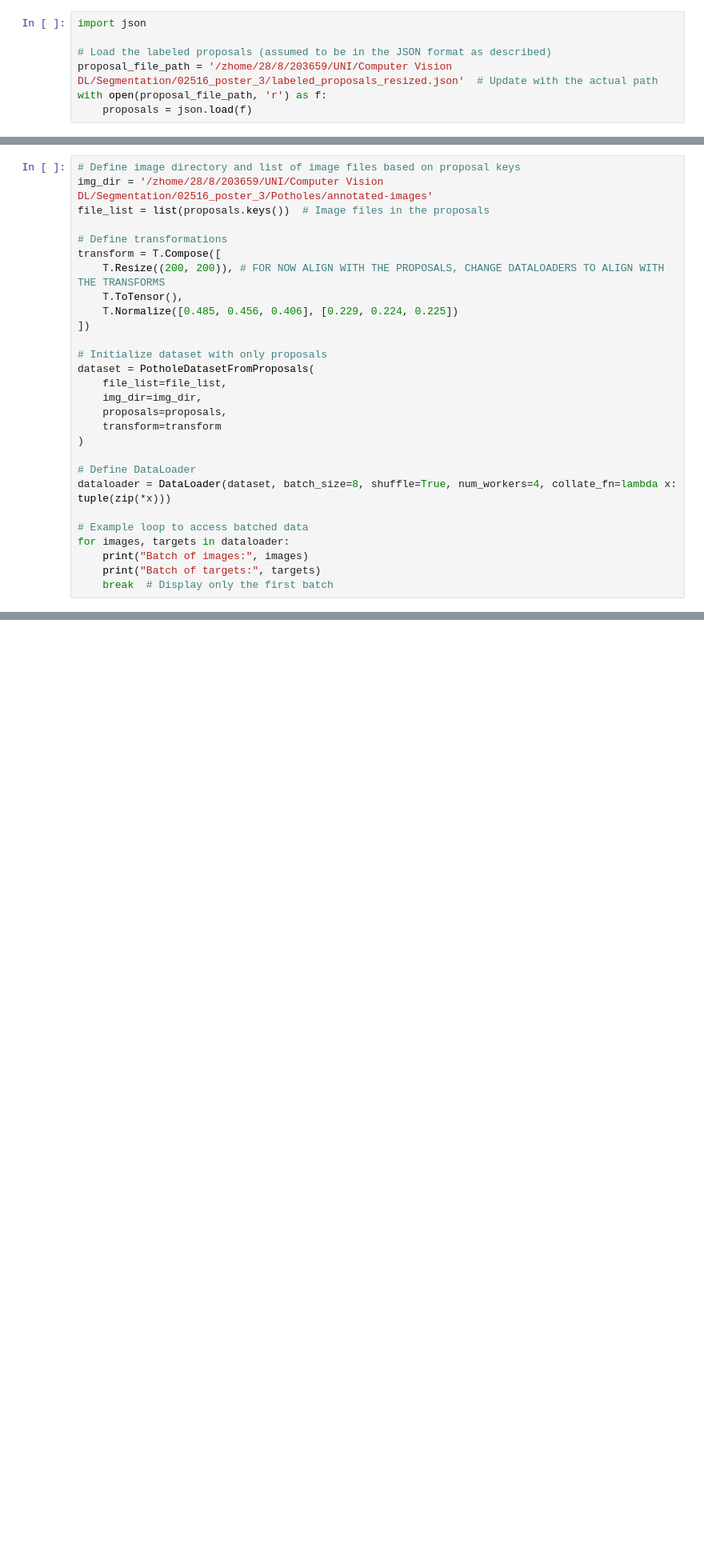
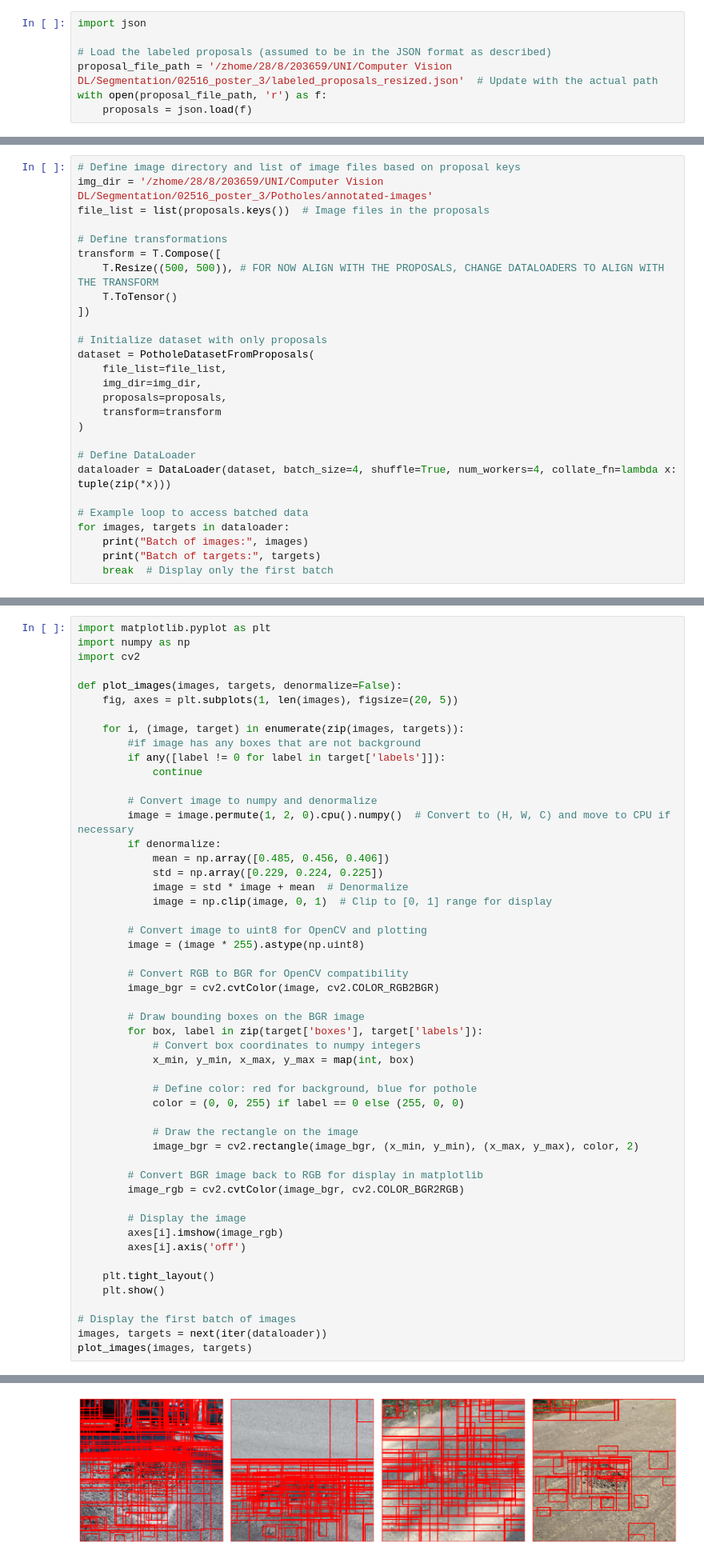
Before and after one commit to DevJav/02516_poster_3, a Jupyter notebook: data_loader.ipynb, the cells around one changed output, grey strips where cells are left out. Shown at 80% size. Drawn from its saved outputs; the diff is of its cells as text; blank space fills up the shorter version.

```diff
--- a/data_loader.ipynb
+++ b/data_loader.ipynb
@@ -69,9 +105,8 @@ file_list = list(proposals.keys())  # Image files in the proposals
 
 # Define transformations
 transform = T.Compose([
-    T.Resize((200, 200)), # FOR NOW ALIGN WITH THE PROPOSALS, CHANGE DATALOADERS TO ALIGN WITH THE TRANSFORMS
-    T.ToTensor(),
-    T.Normalize([0.485, 0.456, 0.406], [0.229, 0.224, 0.225])
+    T.Resize((500, 500)), # FOR NOW ALIGN WITH THE PROPOSALS, CHANGE DATALOADERS TO ALIGN WITH THE TRANSFORM
+    T.ToTensor()
 ])
 
 # Initialize dataset with only proposals
@@ -83,7 +118,7 @@ dataset = PotholeDatasetFromProposals(
 )
 
 # Define DataLoader
-dataloader = DataLoader(dataset, batch_size=8, shuffle=True, num_workers=4, collate_fn=lambda x: tuple(zip(*x)))
+dataloader = DataLoader(dataset, batch_size=4, shuffle=True, num_workers=4, collate_fn=lambda x: tuple(zip(*x)))
 
 # Example loop to access batched data
 for images, targets in dataloader:
@@ -152,0 +146,52 @@ plot_sample_images(dataset, num_images=3)
+# %%
+import matplotlib.pyplot as plt
+import numpy as np
+import cv2
+
+def plot_images(images, targets, denormalize=False):
+    fig, axes = plt.subplots(1, len(images), figsize=(20, 5))
+
+    for i, (image, target) in enumerate(zip(images, targets)):
+        #if image has any boxes that are not background
+        if any([label != 0 for label in target['labels']]):
+            continue
+
+        # Convert image to numpy and denormalize
+        image = image.permute(1, 2, 0).cpu().numpy()  # Convert to (H, W, C) and move to CPU if necessary
+        if denormalize:
+            mean = np.array([0.485, 0.456, 0.406])
+            std = np.array([0.229, 0.224, 0.225])
+            image = std * image + mean  # Denormalize
+            image = np.clip(image, 0, 1)  # Clip to [0, 1] range for display
+
+        # Convert image to uint8 for OpenCV and plotting
+        image = (image * 255).astype(np.uint8)
+
+        # Convert RGB to BGR for OpenCV compatibility
+        image_bgr = cv2.cvtColor(image, cv2.COLOR_RGB2BGR)
+
+        # Draw bounding boxes on the BGR image
+        for box, label in zip(target['boxes'], target['labels']):
+            # Convert box coordinates to numpy integers
+            x_min, y_min, x_max, y_max = map(int, box)
+
+            # Define color: red for background, blue for pothole
+            color = (0, 0, 255) if label == 0 else (255, 0, 0)
+
+            # Draw the rectangle on the image
+            image_bgr = cv2.rectangle(image_bgr, (x_min, y_min), (x_max, y_max), color, 2)
+
+        # Convert BGR image back to RGB for display in matplotlib
+        image_rgb = cv2.cvtColor(image_bgr, cv2.COLOR_BGR2RGB)
+
+        # Display the image
+        axes[i].imshow(image_rgb)
+        axes[i].axis('off')
+
+    plt.tight_layout()
+    plt.show()
+
+# Display the first batch of images
+images, targets = next(iter(dataloader))
+plot_images(images, targets)
+# %% [output]
@@ -153,3 +215,4 @@ plot_sample_images(dataset, num_images=3)
+[figure, added]
 # %%
 from sklearn.model_selection import train_test_split
 
```
Also changed, not shown: parts of 4 cells of this notebook, 2 other files.
